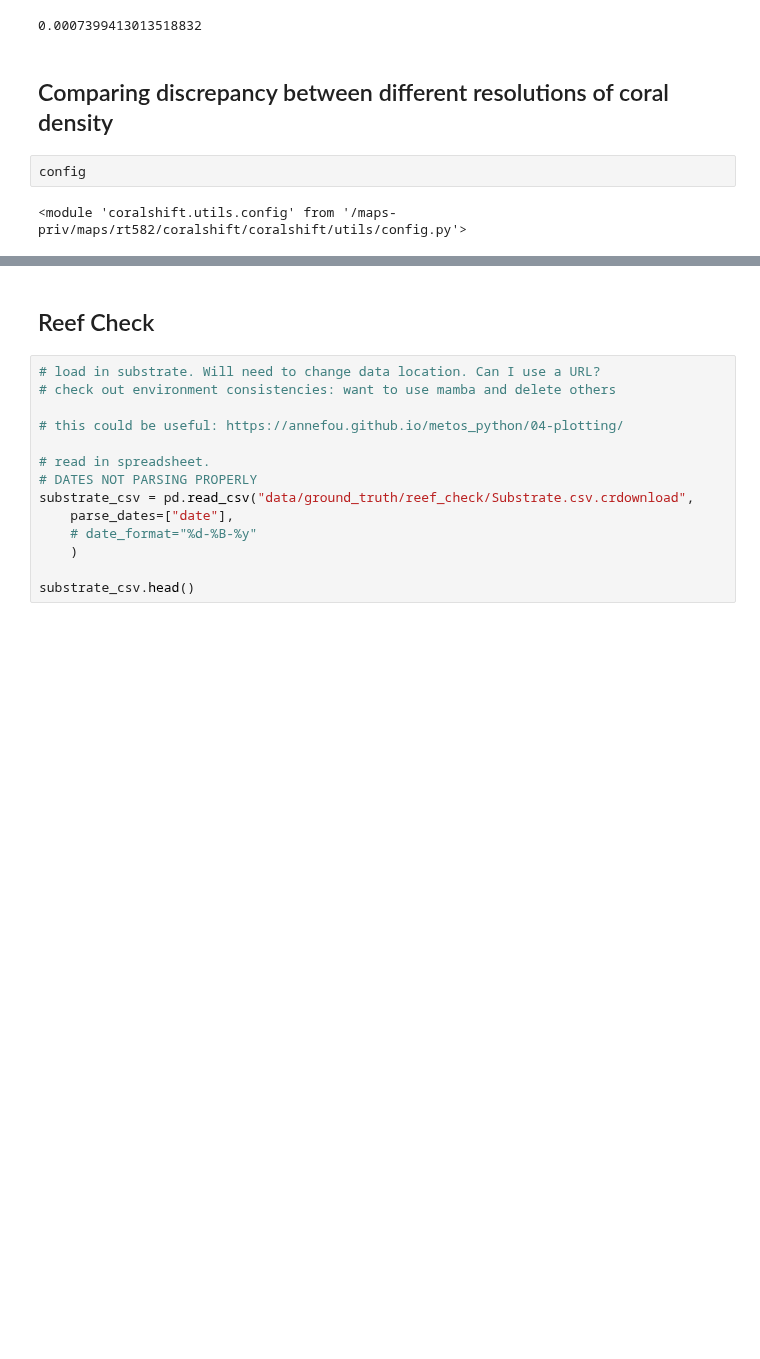
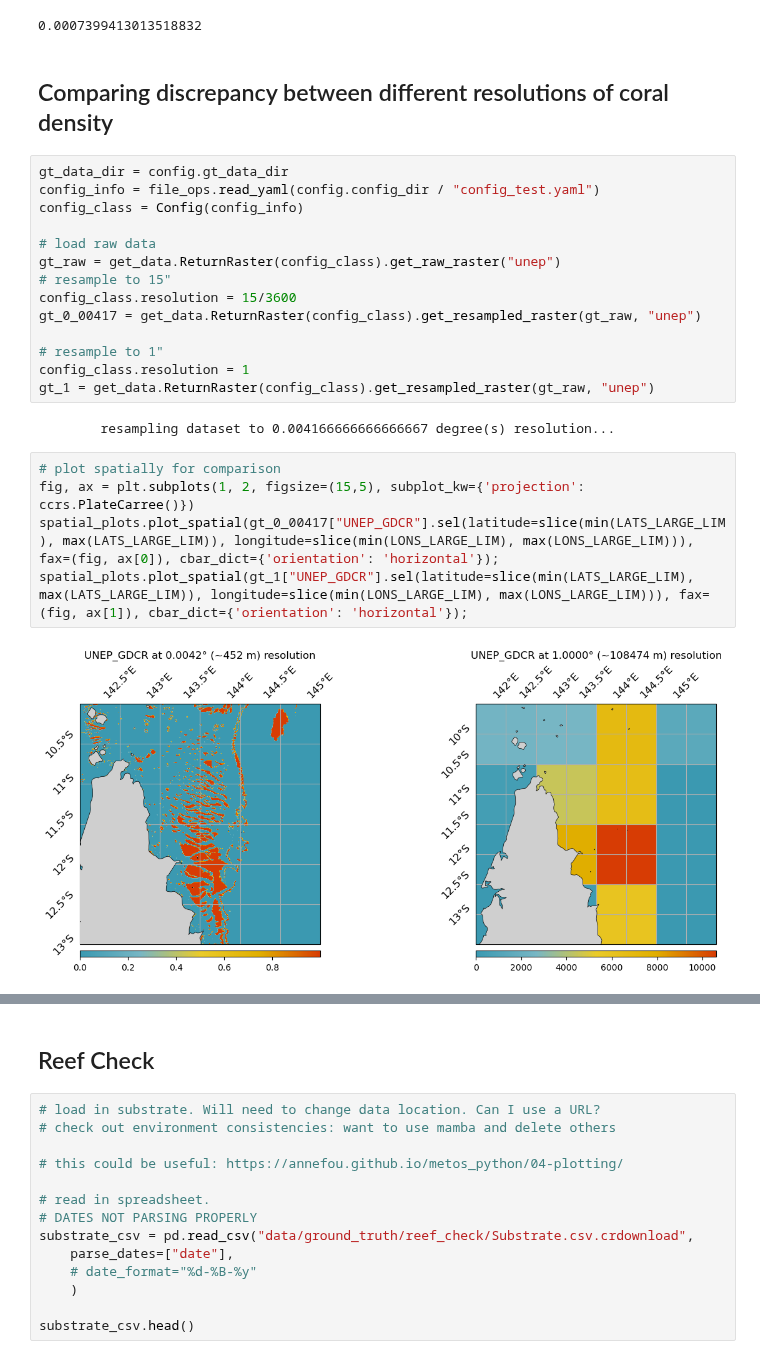
Before and after one commit to orlando-code/coralshift, a Jupyter notebook: notebooks/wip/coral_presence.ipynb, the cells around one changed output, grey strips where cells are left out. Drawn from its saved outputs; the diff is of its cells as text; blank space fills up the shorter version.

Commit message:
ported most of the resolution discrepancy investigation to coral_presence

```diff
--- a/notebooks/wip/coral_presence.ipynb
+++ b/notebooks/wip/coral_presence.ipynb
@@ -282,7 +282,26 @@ print(np.nanmax(test.values))
 0.0007399413013518832
 # %% [markdown]
 ## Comparing discrepancy between different resolutions of coral density
-# %%
-config
-# %% [output]
-<module 'coralshift.utils.config' from '/maps-priv/maps/rt582/coralshift/coralshift/utils/config.py'>
+# %%
+gt_data_dir = config.gt_data_dir
+config_info = file_ops.read_yaml(config.config_dir / "config_test.yaml")
+config_class = Config(config_info)
+
+# load raw data
+gt_raw = get_data.ReturnRaster(config_class).get_raw_raster("unep")
+# resample to 15"
+config_class.resolution = 15/3600
+gt_0_00417 = get_data.ReturnRaster(config_class).get_resampled_raster(gt_raw, "unep")
+
+# resample to 1"
+config_class.resolution = 1
+gt_1 = get_data.ReturnRaster(config_class).get_resampled_raster(gt_raw, "unep")
+# %% [output]
+        resampling dataset to 0.004166666666666667 degree(s) resolution...
+# %%
+# plot spatially for comparison
+fig, ax = plt.subplots(1, 2, figsize=(15,5), subplot_kw={'projection': ccrs.PlateCarree()})
+spatial_plots.plot_spatial(gt_0_00417["UNEP_GDCR"].sel(latitude=slice(min(LATS_LARGE_LIM), max(LATS_LARGE_LIM)), longitude=slice(min(LONS_LARGE_LIM), max(LONS_LARGE_LIM))), fax=(fig, ax[0]), cbar_dict={'orientation': 'horizontal'});
+spatial_plots.plot_spatial(gt_1["UNEP_GDCR"].sel(latitude=slice(min(LATS_LARGE_LIM), max(LATS_LARGE_LIM)), longitude=slice(min(LONS_LARGE_LIM), max(LONS_LARGE_LIM))), fax=(fig, ax[1]), cbar_dict={'orientation': 'horizontal'});
+# %% [output]
+[figure, added]
```
Also changed, not shown: parts of 1 cell of this notebook, 1 other file.
